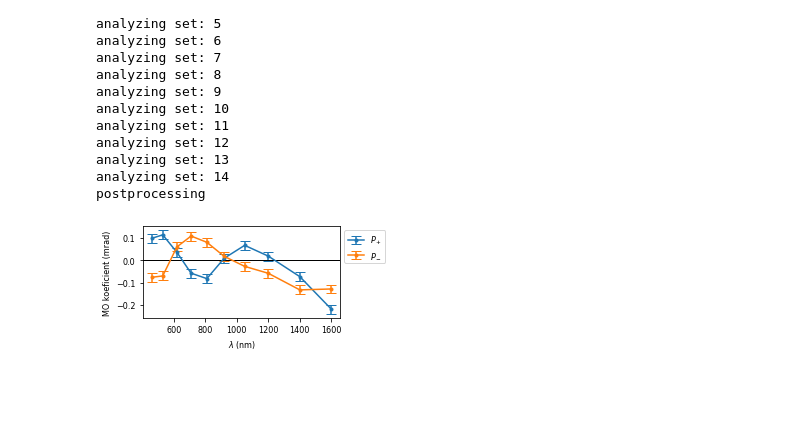
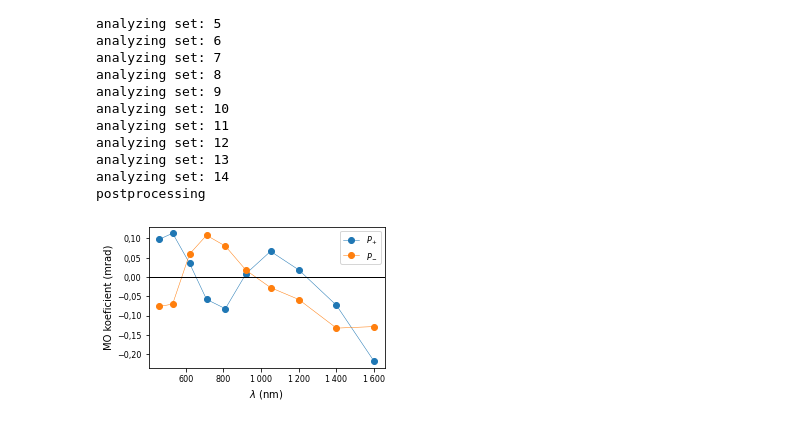
Before and after one commit to vladidobro/thesis, a Jupyter notebook: data/ferh-pmld.ipynb, the cells around one changed output. Drawn from its saved outputs; the diff is of its cells as text; code cells hidden in the pictures; blank space fills up the shorter version.

```diff
--- a/data/ferh-pmld.ipynb
+++ b/data/ferh-pmld.ipynb
@@ -12,6 +12,10 @@ plt.rc('axes', labelsize=10) #fontsize of the x and y labels
 plt.rc('xtick', labelsize=8) #fontsize of the x tick labels
 plt.rc('ytick', labelsize=8) #fontsize of the y tick labels
 plt.rc('legend', fontsize=8) #fontsize of the legend
+
+import locale
+locale.setlocale(locale.LC_ALL, 'cs_CZ.utf8')
+plt.rcParams['axes.formatter.use_locale'] = True
 # %%
 f = pm.ferh_fm_zeynab()
 f.load()
@@ -55,21 +59,21 @@ analyzing set: 13
 analyzing set: 14
 postprocessing
 # %%
-fig, ax = plt.subplots(figsize=(4,1.8),constrained_layout=True)
+fig, ax = plt.subplots(figsize=(4,2.5),constrained_layout=True)
 
 fd=f.df[(f.df.hext==50) & (f.df.sample_rotation==0)]
 
-ax.errorbar(fd['wavelength'], fd['Pp'], 0.02, color='C0', marker='.', label=r'$P_+$', capsize=5)
-ax.errorbar(fd['wavelength'], fd['Pm'], 0.02, color='C1', marker='.', label=r'$P_-$', capsize=5)
+ax.plot(fd['wavelength'], fd['Pp'], 'o-', color='C0', linewidth=0.5, label=r'$P_+$')
+ax.plot(fd['wavelength'], fd['Pm'], 'o-', color='C1', linewidth=0.5, label=r'$P_-$')
 
 
 ax.axhline(y=0, color='black', linewidth=1)
 
 ax.set_xlabel(r'$\lambda$ (nm)')
 ax.set_ylabel(r'MO koeficient (mrad)')
 
 ax.legend(bbox_to_anchor=(1,1))
 
 fig.savefig('out/ferh-pmld.pdf')
 # %% [output]
-[figure, old version]
+[figure, new version]
```
Also changed, not shown: 1 other file.
